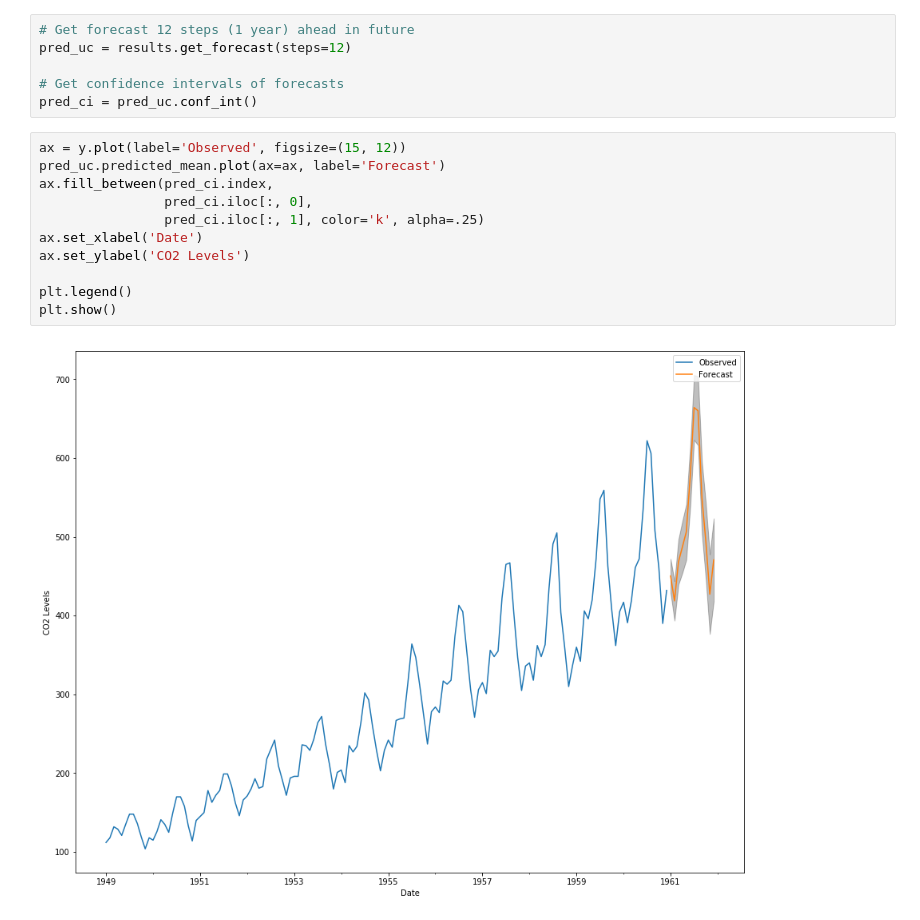
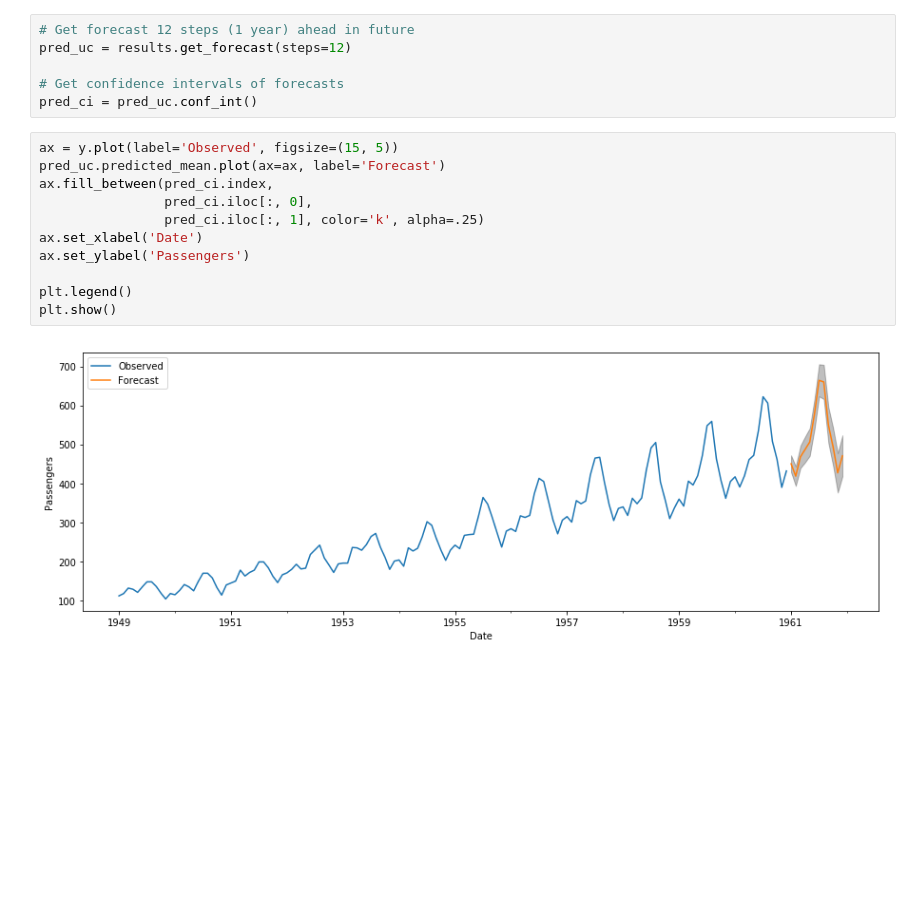
Before and after one commit to mathiasvh/cs_aitopics, a Jupyter notebook: project/Airlines passenger dataset.ipynb, the cells around one changed output. Drawn from its saved outputs; the diff is of its cells as text; blank space fills up the shorter version.

```diff
--- a/project/Airlines passenger dataset.ipynb
+++ b/project/Airlines passenger dataset.ipynb
@@ -434,15 +434,15 @@ pred_uc = results.get_forecast(steps=12)
 # Get confidence intervals of forecasts
 pred_ci = pred_uc.conf_int()
 # %%
-ax = y.plot(label='Observed', figsize=(15, 12))
+ax = y.plot(label='Observed', figsize=(15, 5))
 pred_uc.predicted_mean.plot(ax=ax, label='Forecast')
 ax.fill_between(pred_ci.index,
                 pred_ci.iloc[:, 0],
                 pred_ci.iloc[:, 1], color='k', alpha=.25)
 ax.set_xlabel('Date')
-ax.set_ylabel('CO2 Levels')
+ax.set_ylabel('Passengers')
 
 plt.legend()
 plt.show()
 # %% [output]
-[figure, old version]
+[figure, new version]
```
Also changed, not shown: parts of 3 cells of this notebook, 2 other files.
